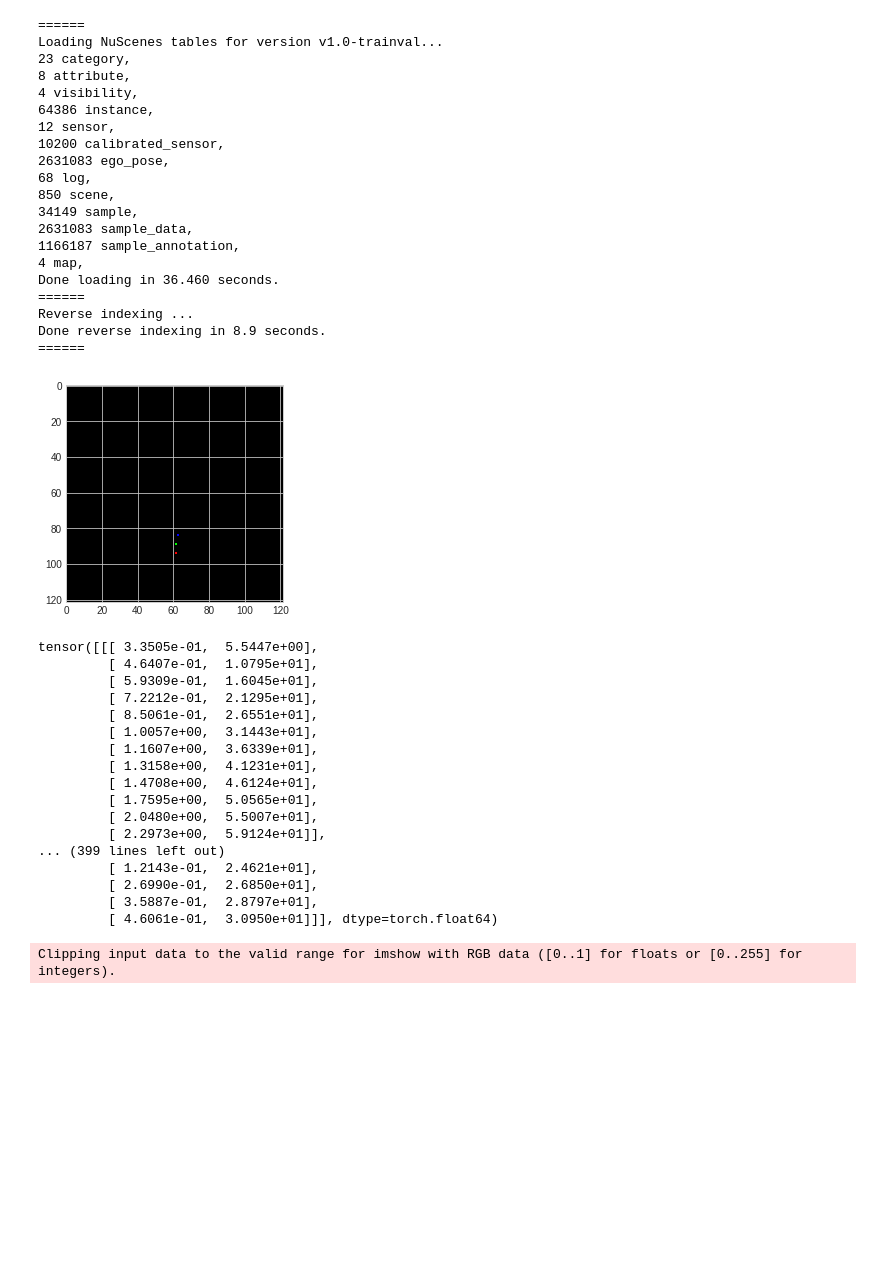
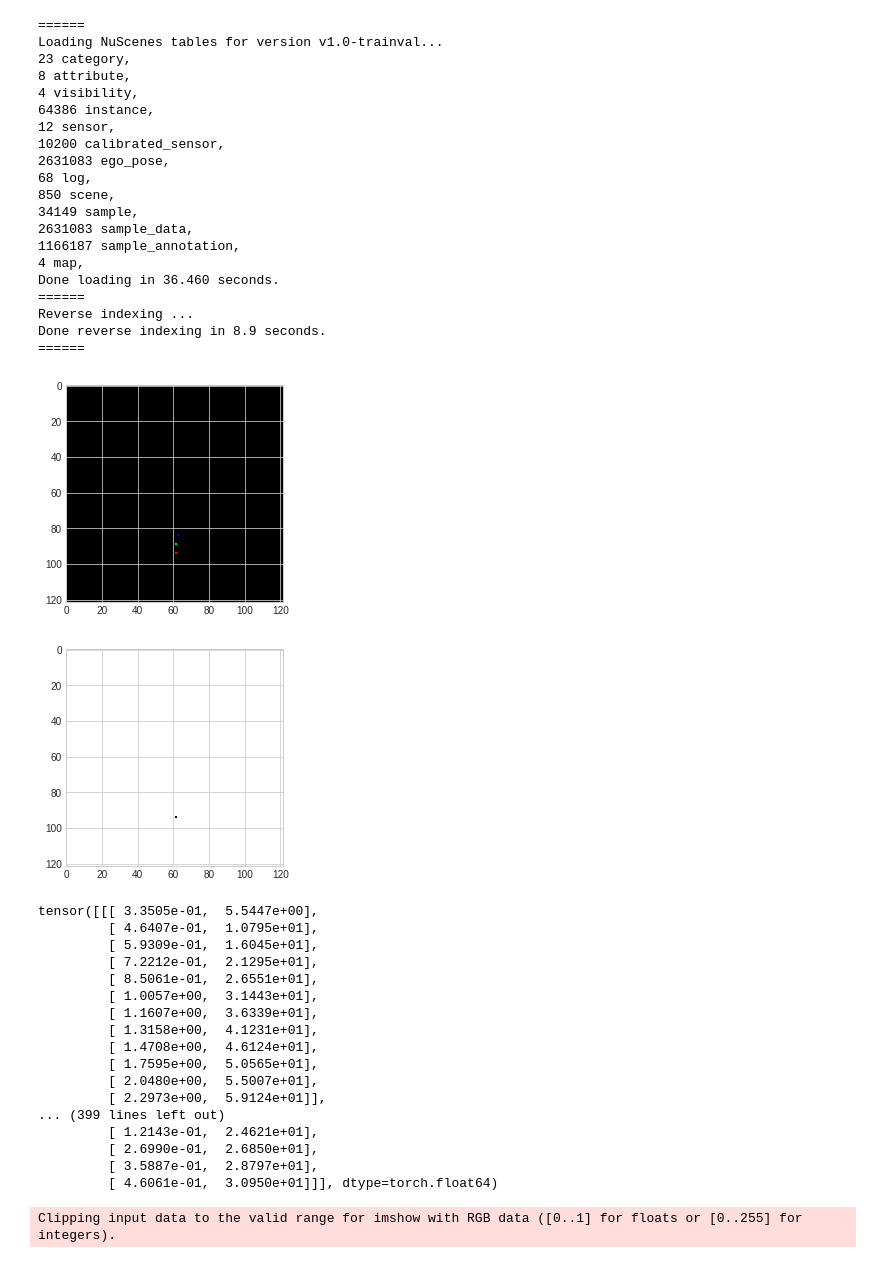
Before and after one commit to tudelft-iv-students/offline-tracking-with-object-permanence, a Jupyter notebook: test.ipynb, the cells around one changed output. Cells and saved outputs as stored; diff of their text form; code cells hidden in the pictures; blank space fills up the shorter version.

```diff
--- a/test.ipynb
+++ b/test.ipynb
@@ -62,10 +62,13 @@ test_htmap=generate_gtmap(data['ground_truth']['traj'],shape)
 # %%
 import matplotlib.pyplot as plt
 plt.imshow(test_htmap[0,:3].permute(1,2,0))
 plt.show()
+plt.imshow(test_htmap[0,0])
+plt.show()
 data['ground_truth']['traj']
 # %% [output]
 [figure]
+[figure, added]
 tensor([[[ 3.3505e-01,  5.5447e+00],
          [ 4.6407e-01,  1.0795e+01],
          [ 5.9309e-01,  1.6045e+01],
```
